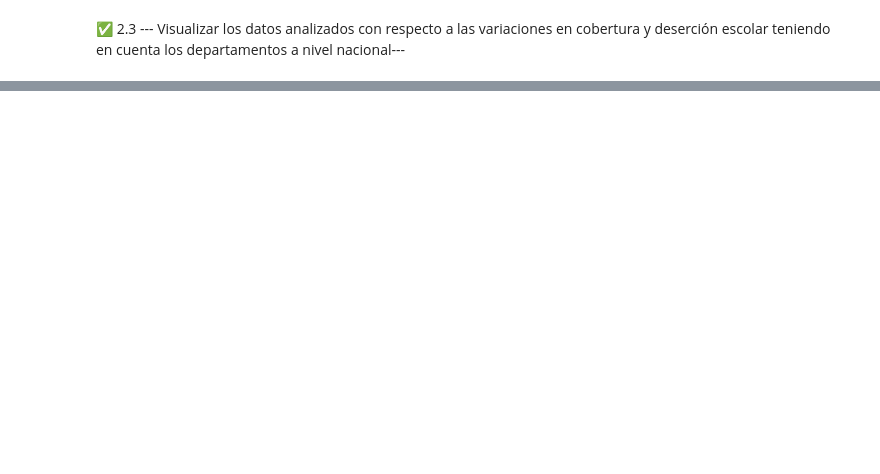
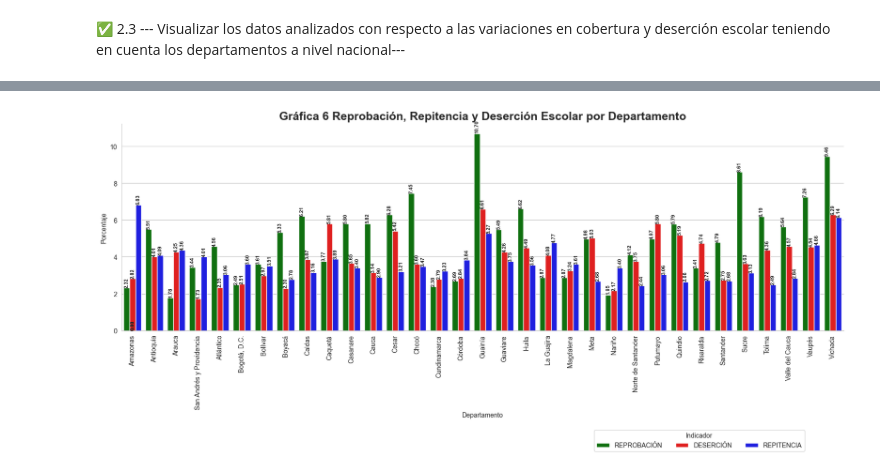
Before and after one commit to Fabiloz/Proyecto_Final, a Jupyter notebook: Análisis_de_Indicadores_Educativos.ipynb, the cells around one changed output, grey strips where cells are left out. Saved outputs shown, nothing was run; the diff lists cells and outputs as text; code cells hidden in the pictures; blank space fills up the shorter version.

```diff
--- a/Análisis_de_Indicadores_Educativos.ipynb
+++ b/Análisis_de_Indicadores_Educativos.ipynb
@@ -1148,0 +967,47 @@ prueba
+# %%
+# Filtrar datos por períodos clave
+pre_pandemia = data[data['AÑO'].between(2015, 2019)]
+pandemia = data[data['AÑO'].isin([2020, 2021])]
+post_pandemia = data[data['AÑO'] >= 2022]
+
+# Calcular promedios por departamento y excluir "NACIONAL"
+deptos_stats = data.groupby('DEPARTAMENTO')[['REPROBACIÓN', 'DESERCIÓN', 'REPITENCIA']].mean().reset_index()
+deptos_stats = deptos_stats[deptos_stats['DEPARTAMENTO'] != 'NACIONAL']  # Excluir "NACIONAL"
+
+# Abreviar el nombre del departamento "Archipiélago de San Andrés, Providencia y Santa Catalina"
+deptos_stats['DEPARTAMENTO'] = deptos_stats['DEPARTAMENTO'].replace(
+    "Archipiélago de San Andrés, Providencia y Santa Catalina", "San Andrés y Providencia"
+)
+
+# Configurar estilo visual
+sns.set_style("whitegrid")
+fig, ax = plt.subplots(figsize=(20, 6))
+
+# Crear gráfico de barras con colores específicos
+sns.barplot(data=deptos_stats.melt(id_vars='DEPARTAMENTO', var_name='Indicador', value_name='Valor'),
+            x='DEPARTAMENTO', y='Valor', hue='Indicador',
+            palette={'REPROBACIÓN': 'green', 'REPITENCIA': 'blue', 'DESERCIÓN': 'red'}, ax=ax)
+
+plt.xticks(rotation=90)
+plt.title("Gráfica 6 Reprobación, Repitencia y Deserción Escolar por Departamento", fontsize=18, fontweight='bold')
+
+# Ajustar la posición del título para que quede más arriba
+plt.subplots_adjust(top=0.85)
+
+plt.xlabel("Departamento")
+plt.ylabel("Porcentaje")
+
+# Agregar etiquetas con valores encima de cada barra (rotadas 90° y más pequeñas)
+for p in ax.patches:
+    ax.annotate(f'{p.get_height():.2f}',
+                (p.get_x() + p.get_width() / 2, p.get_height()),
+                ha='center', va='bottom', fontsize=8, fontweight='bold', rotation=90)
+
+# Posicionar la leyenda debajo de la etiqueta del eje X
+plt.legend(title="Indicador", fontsize=10, loc='lower center', bbox_to_anchor=(0.8, -0.6), ncol=3)
+sns.despine()
+
+# Mostrar gráfico
+plt.show()
+# %% [output]
+[figure, added]
```
Also changed, not shown: parts of 39 cells of this notebook, 5 other files.
